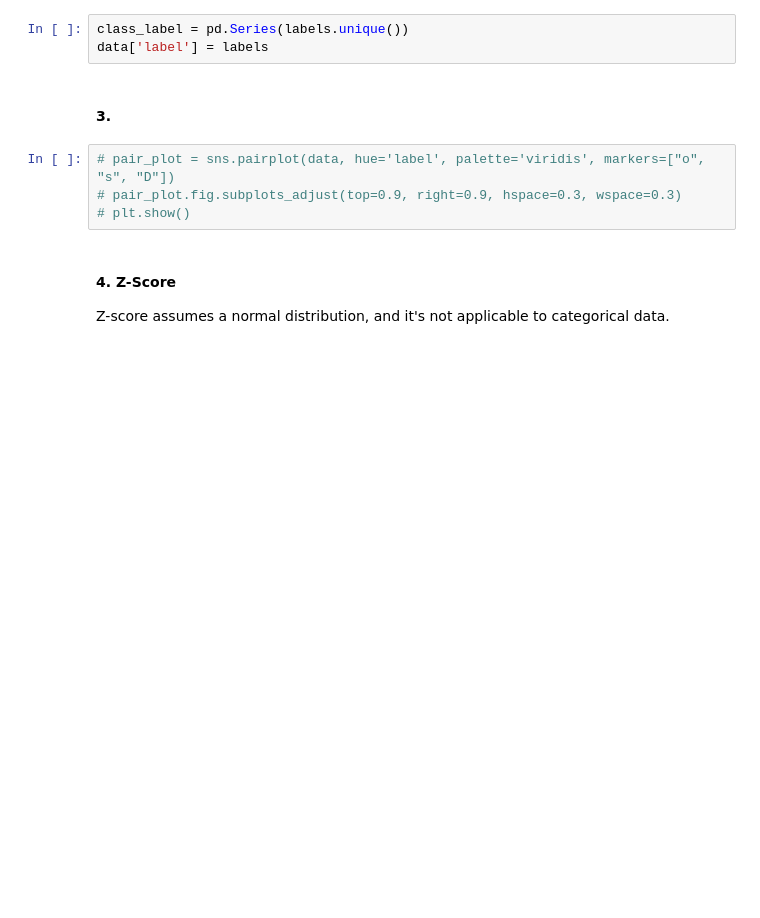
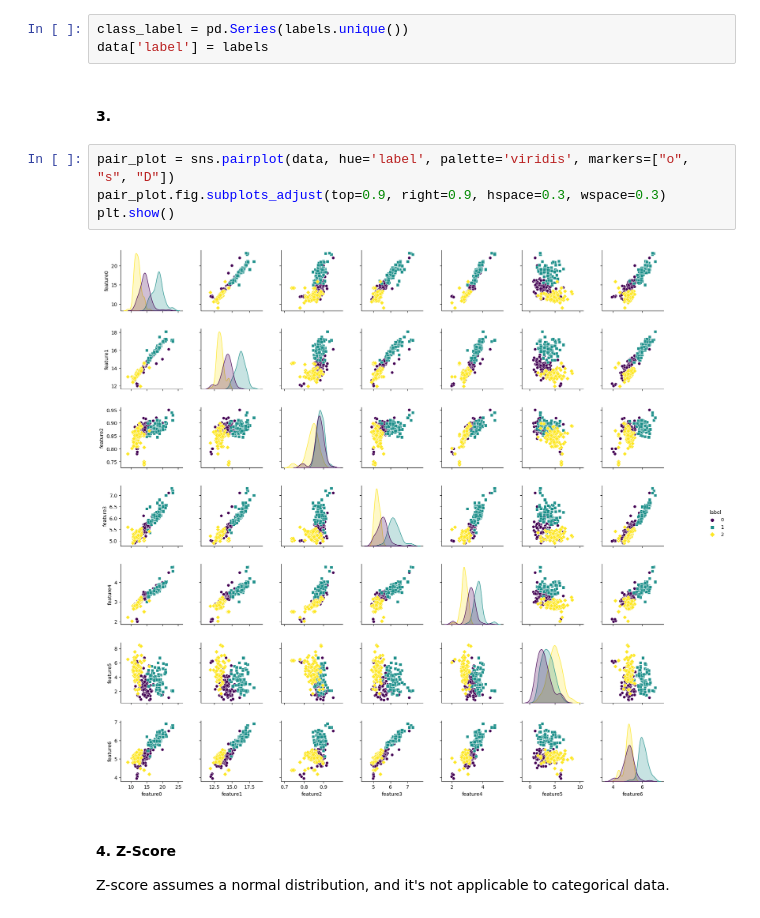
Before and after one commit to itsatefe/Pattern-Recognition, a Jupyter notebook: HW2/Multiclass Classification using Logestic Regression/Multi_Classifier.ipynb, the cells around one changed output. Saved outputs shown, nothing was run; the diff lists cells and outputs as text; blank space fills up the shorter version.

```diff
--- a/HW2/Multiclass Classification using Logestic Regression/Multi_Classifier.ipynb
+++ b/HW2/Multiclass Classification using Logestic Regression/Multi_Classifier.ipynb
@@ -60,9 +60,11 @@ data['label'] = labels
 # %% [markdown]
 #### 3.
 # %%
-# pair_plot = sns.pairplot(data, hue='label', palette='viridis', markers=["o", "s", "D"])
-# pair_plot.fig.subplots_adjust(top=0.9, right=0.9, hspace=0.3, wspace=0.3)
-# plt.show()
+pair_plot = sns.pairplot(data, hue='label', palette='viridis', markers=["o", "s", "D"])
+pair_plot.fig.subplots_adjust(top=0.9, right=0.9, hspace=0.3, wspace=0.3)
+plt.show()
+# %% [output]
+[figure, added]
 # %% [markdown]
 #### 4. Z-Score
 Z-score assumes a normal distribution, and it's not applicable to categorical data.
```
Also changed, not shown: parts of 2 cells of this notebook, 2 other files.
